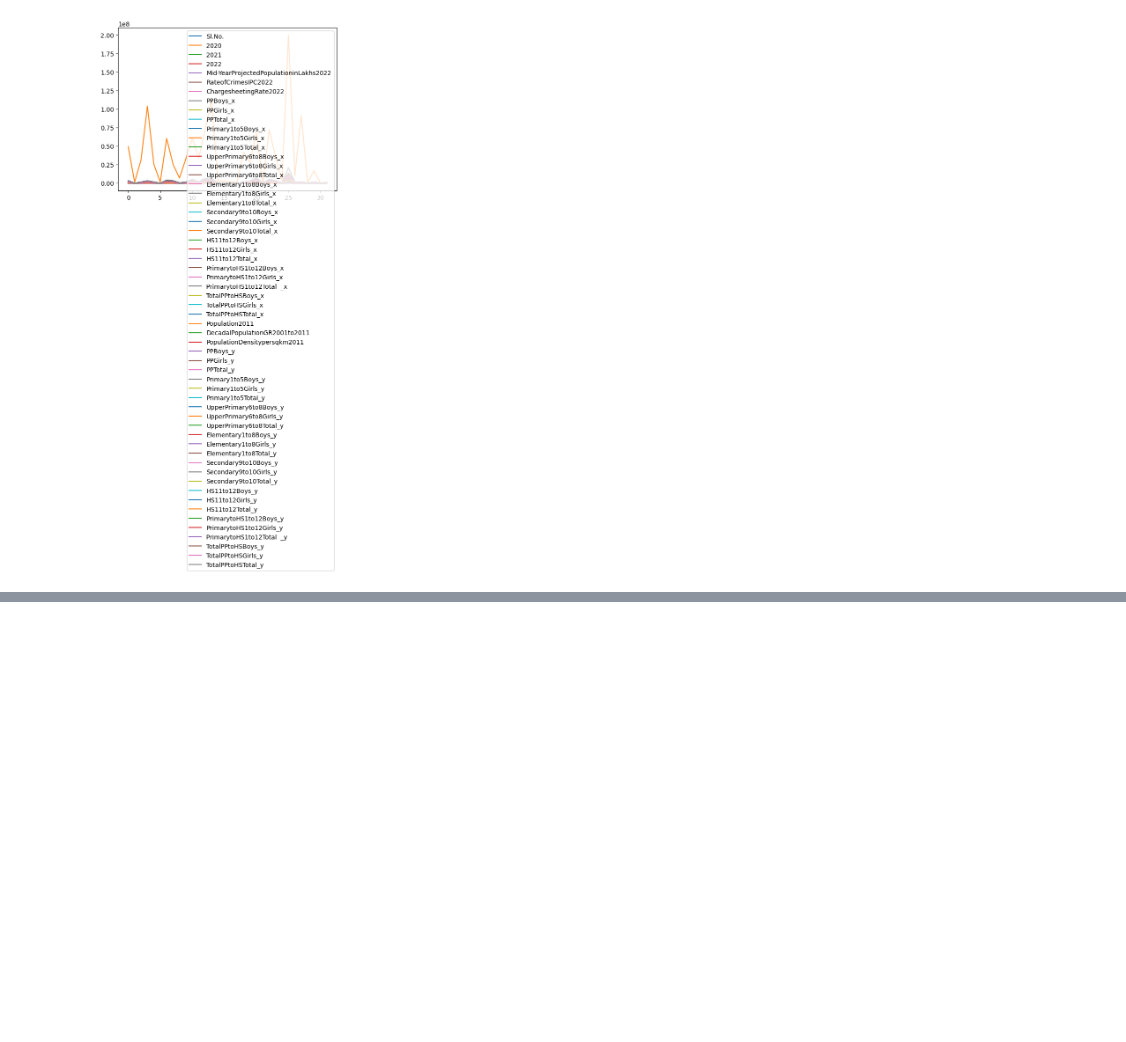
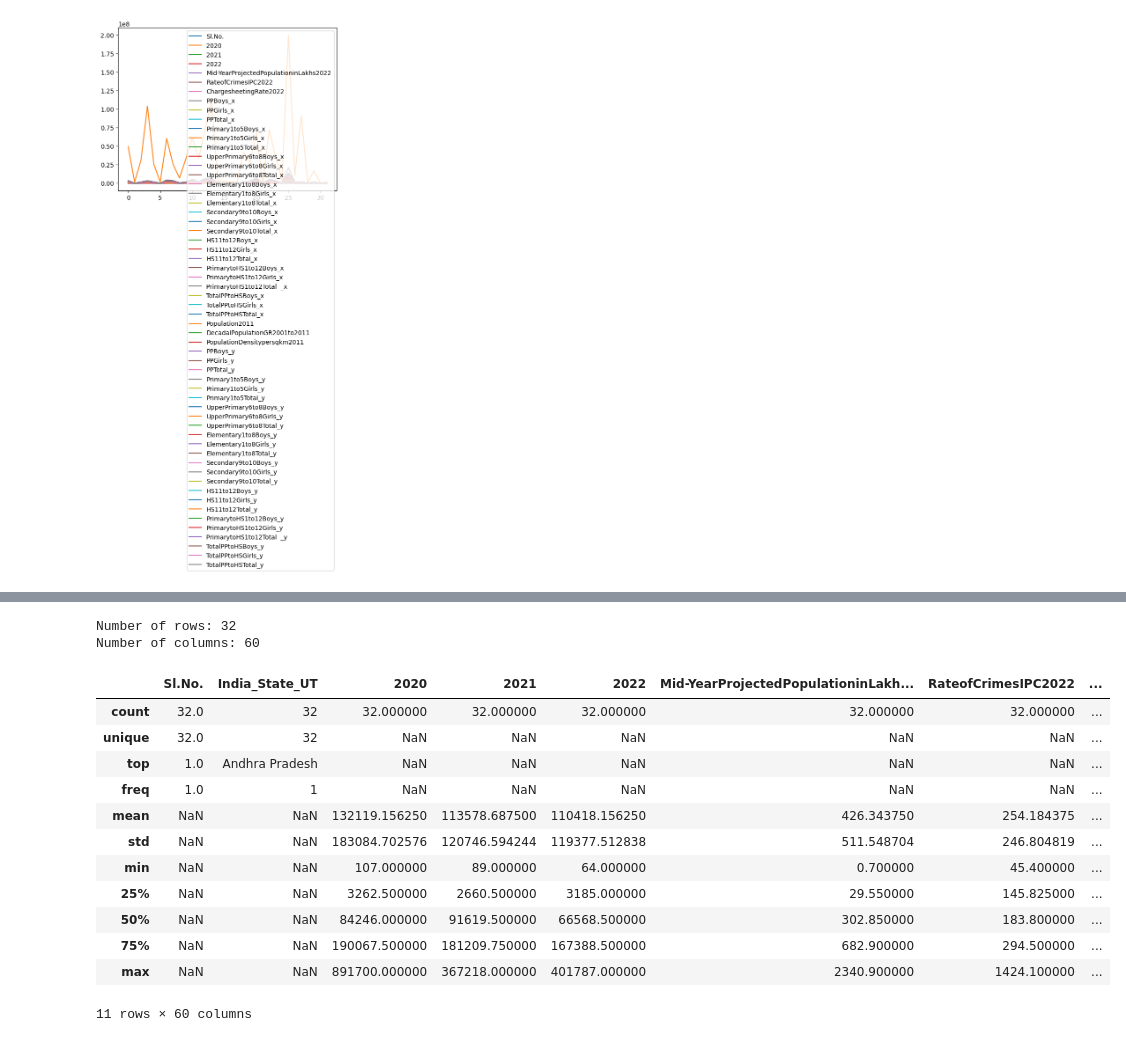
Before and after one commit to jyotithakur5357836-netizen/EDU_CRM_ANALYSIS, a Jupyter notebook: main.ipynb, the cells around one changed output, grey strips where cells are left out. Saved outputs shown, nothing was run; the diff lists cells and outputs as text; code cells hidden in the pictures; blank space fills up the shorter version.

```diff
--- a/main.ipynb
+++ b/main.ipynb
@@ -108,0 +136,21 @@ final_df.plot()
+# %%
+print(f"Number of rows: {final_df.shape[0]}\nNumber of columns: {final_df.shape[1]}")
+# %% [output]
+Number of rows: 32
+Number of columns: 60
+# %%
+final_df.describe(include = 'all')
+# %% [output]
+|  | Sl.No. | India_State_UT | 2020 | 2021 | 2022 | Mid-YearProjectedPopulationinLakh... | RateofCrimesIPC2022 | ... |
+| count | 32.0 | 32 | 32.000000 | 32.000000 | 32.000000 | 32.000000 | 32.000000 | ... |
+| unique | 32.0 | 32 | NaN | NaN | NaN | NaN | NaN | ... |
+| top | 1.0 | Andhra Pradesh | NaN | NaN | NaN | NaN | NaN | ... |
+| freq | 1.0 | 1 | NaN | NaN | NaN | NaN | NaN | ... |
+| mean | NaN | NaN | 132119.156250 | 113578.687500 | 110418.156250 | 426.343750 | 254.184375 | ... |
+| std | NaN | NaN | 183084.702576 | 120746.594244 | 119377.512838 | 511.548704 | 246.804819 | ... |
+| min | NaN | NaN | 107.000000 | 89.000000 | 64.000000 | 0.700000 | 45.400000 | ... |
+| 25% | NaN | NaN | 3262.500000 | 2660.500000 | 3185.000000 | 29.550000 | 145.825000 | ... |
+| 50% | NaN | NaN | 84246.000000 | 91619.500000 | 66568.500000 | 302.850000 | 183.800000 | ... |
+| 75% | NaN | NaN | 190067.500000 | 181209.750000 | 167388.500000 | 682.900000 | 294.500000 | ... |
+| max | NaN | NaN | 891700.000000 | 367218.000000 | 401787.000000 | 2340.900000 | 1424.100000 | ... |
+11 rows × 60 columns
```
Also changed, not shown: parts of 9 cells of this notebook.
